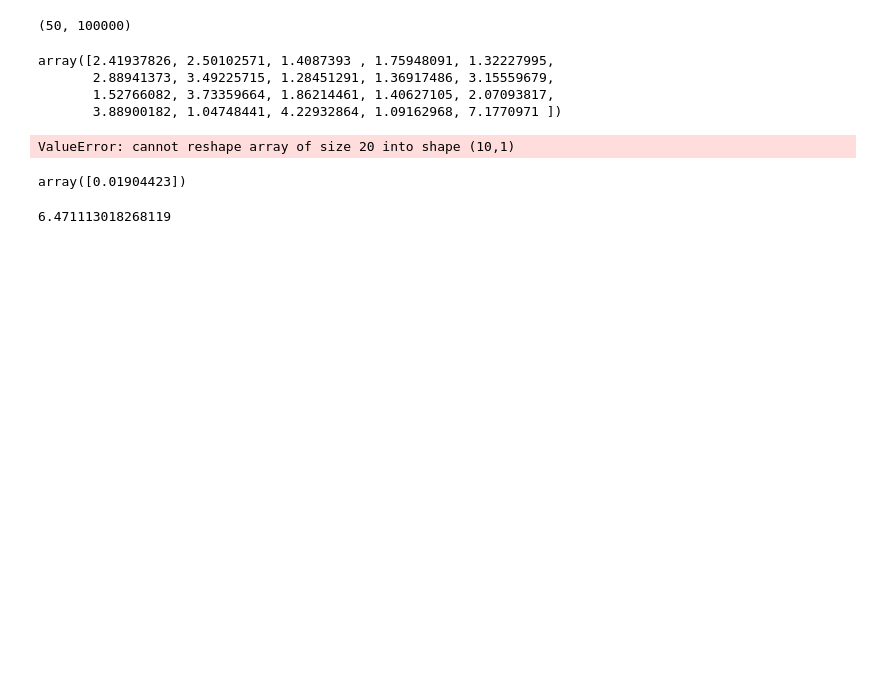
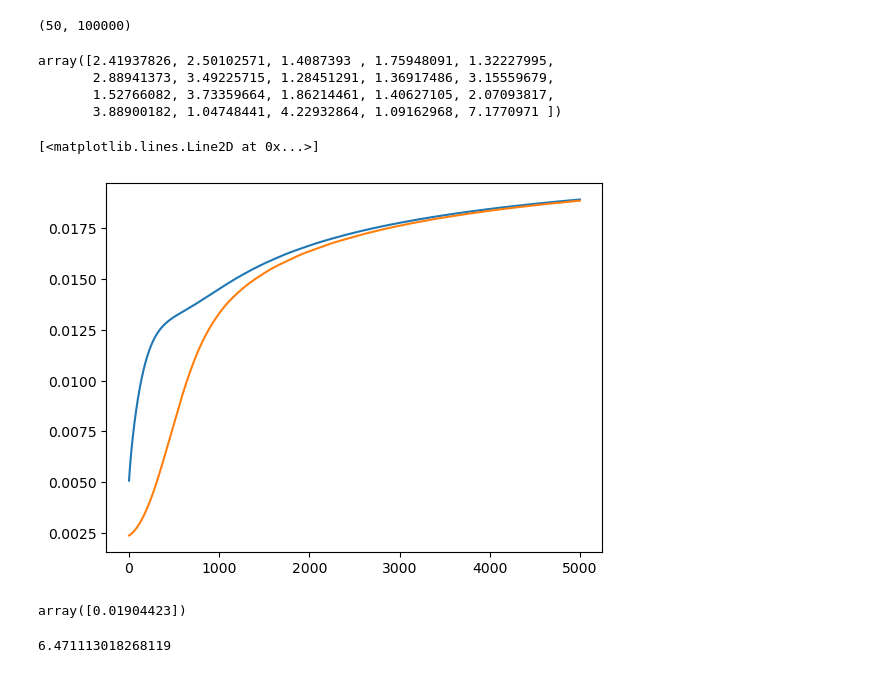
Before and after one commit to IVAN-Hu-yi/CellSizeBCA, a Jupyter notebook: Code/simulation.ipynb, the cells around one changed output. Saved outputs shown, nothing was run; the diff lists cells and outputs as text; code cells hidden in the pictures; blank space fills up the shorter version.

```diff
--- a/Code/simulation.ipynb
+++ b/Code/simulation.ipynb
@@ -74,21 +74,22 @@ array([2.41937826, 2.50102571, 1.4087393 , 1.75948091, 1.32227995,
 # %%
 species1vg = []
 m1 = []
 for i in range(len(t)):
-    resourcet = Rt[:, i].reshape(50, 1)
-    masst = Ct[:, i].reshape(10, 1)
+    resourcet = Rt[:, i].reshape(M, 1)
+    masst = Ct[:, i].reshape(N, 1)
     v_in = vin(para.p, resourcet, para.R_half, vmax=para.v_in_max, type=2)
     v_in = scale_vin(v_in, masst, para.B0, para.alpha)
     v_g = vgrow(v_in, para.l)[0]
     species1vg.append(v_g)
     m_scale = scale_mt(para.m, masst, para.M0, para.alpha)[0]
     m1.append(m_scale)
 
 
 plt.plot(t, species1vg)
 plt.plot(t, m1)
 # %% [output]
-ValueError: cannot reshape array of size 20 into shape (10,1)
+[<matplotlib.lines.Line2D at 0x...>]
+[figure, added]
 # %%
 max(species1vg)
 # %% [output]
```
